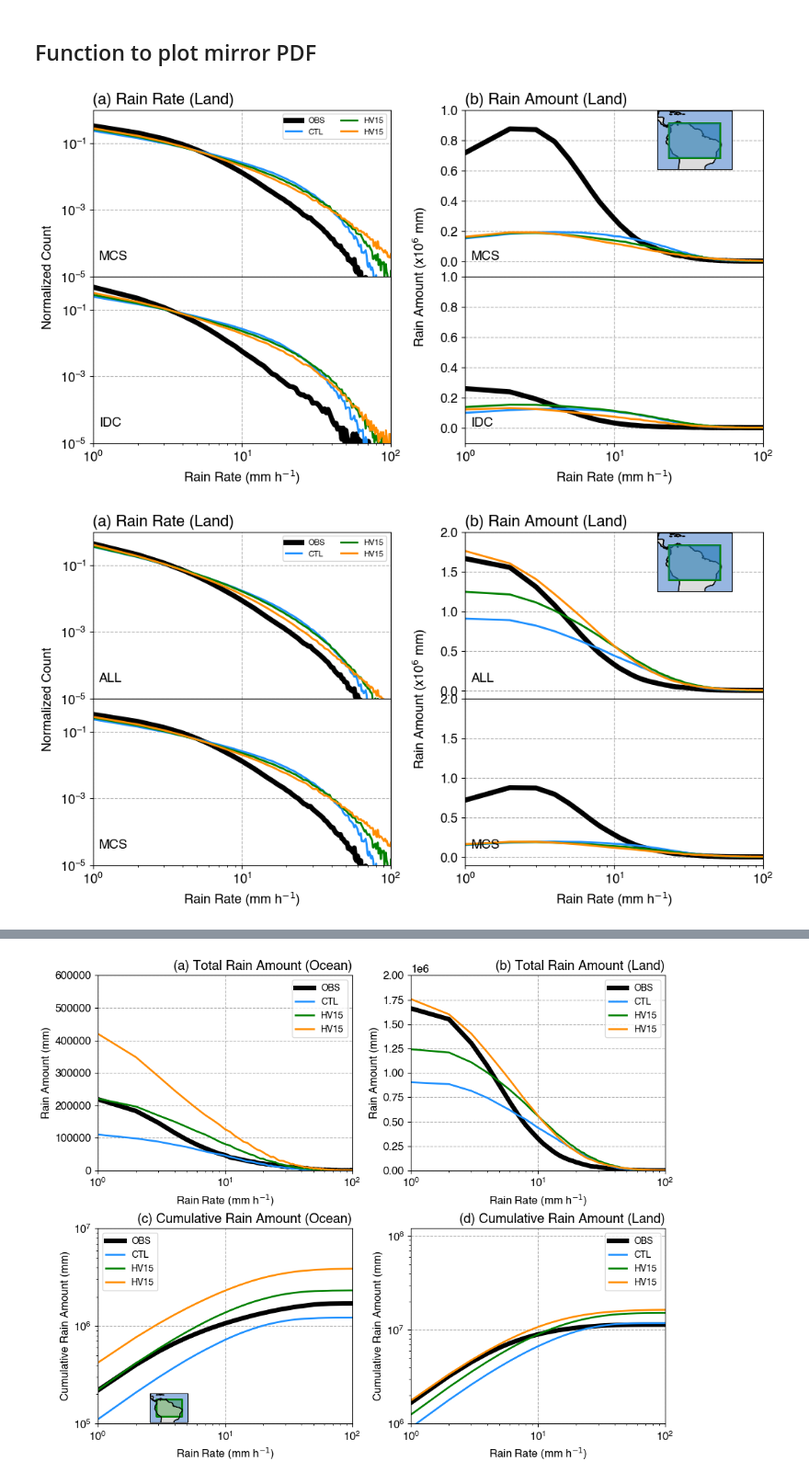
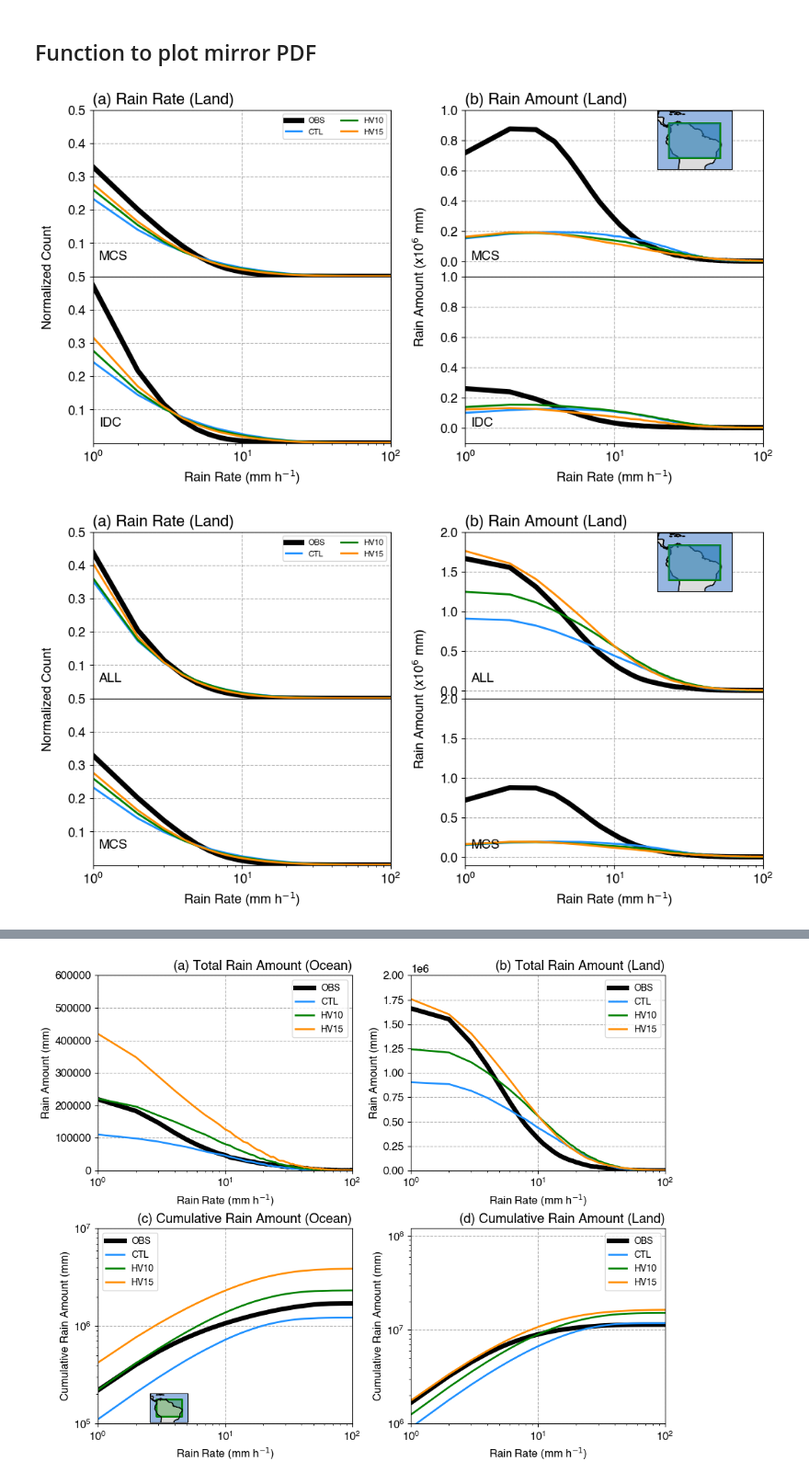
Before and after one commit to FlexTRKR/PyFLEXTRKR, a Jupyter notebook: Notebooks/plot_obs_wrf_rainrate_pdf.ipynb, the cells around one changed output, grey strips where cells are left out. Shown at 92% size. Drawn from its saved outputs; the diff is of its cells as text; code cells hidden in the pictures.

```diff
--- a/Notebooks/plot_obs_wrf_rainrate_pdf.ipynb
+++ b/Notebooks/plot_obs_wrf_rainrate_pdf.ipynb
@@ -28,7 +28,7 @@ model_name = {
     'obs': 'OBS',
     'CONTROLRUN': 'CTL',
     'HVMIXINGRUN10': 'HV10',
-    'HVMIXINGRUN10': 'HV15',
+    'HVMIXINGRUN15': 'HV15',
 }
 
 # Specify region
@@ -42,7 +42,7 @@ name_map = {
     'obs': 'obs',
     'm1': 'CONTROLRUN',
     'm2': 'HVMIXINGRUN10',
-    'm3': 'HVMIXINGRUN10',
+    'm3': 'HVMIXINGRUN15',
 }
 m1dir = f'{rootdir}{name_map["m1"]}/TRACK_DIR_REGRID/stats/'
 m2dir = f'{rootdir}{name_map["m2"]}/TRACK_DIR_REGRID/stats/'
@@ -370,38 +370,37 @@ bins = rrbins
 amt_scale_factor = 6
 amt_scale = 10**amt_scale_factor
 data_top = [
     [norm_mcs_l, mcsamt_hist_l/amt_scale,],
 ]
 data_bot = [
     [norm_idc_l, idcamt_hist_l/amt_scale,],
 ]
 titles = [
     ['(a) Rain Rate (Land)', '(b) Rain Amount (Land)'],
 ]
 xlabels = 'Rain Rate (mm h$^{-1}$)'
 ylabels = [
     ['Normalized Count', f'Rain Amount (x10$^{amt_scale_factor}$ mm)'],
 ]
 label_topbot = {'top':'MCS', 'bottom':'IDC'}
 label_pos = {'top':{'x':0.02, 'y':0.1}, 'bottom':{'x':0.02, 'y':0.9}}
 legend_loc = ['upper right', 'upper right']
 legend_ncol = [2, 2]
 map_panel = {'row': 0, 'col': 1, 'rowsub': 0, 'colsub': 0}
 xscale = 'log'
-yscale = [['log','linear'],['log','linear']]
+yscale = [['linear','linear'],['linear','linear']]
 xlims = [1, 100]
-ylims = [
-    [[1e-5,1], [-0.1,1.0]],
-]
+ylims = [[[1e-5,0.5], [-0.1,1.0]]]
+# ylims = [[[1e-5,1], [-0.1,1.0]]]
 inset_param = {'width':'45%', 'height':'35%', 'loc':'upper right', 'borderpad':0.1}
 figname = f'{figdir}rainrate_rainamount_pdf_mcs_idc_{region}.png'
 # figname = f'{figdir}rainrate_rainamount_pdf_mcs_idc_{region}.pdf'
 fig = plot_pdf_mirror_mxn(1, 2, 2, 1, bins, data_top, data_bot, titles, xlabels, ylabels, legends, figname,
                    map_extent=map_extent, lonbox=lonbox, latbox=latbox, inset_param=inset_param, map_panel=map_panel,
                    xscale=xscale, yscale=yscale, xlims=xlims, ylims=ylims, label_topbot=label_topbot, label_pos=label_pos,
                    legend_fontsize=8, legend_loc=legend_loc, legend_ncol=legend_ncol, figsize=[12,6])
 # %% [output]
-[figure, old version]
+[figure, new version]
 # %%
 bins = rrbins
 amt_scale_factor = 6
@@ -425,11 +424,10 @@ legend_loc = ['upper right', 'upper right']
 legend_ncol = [2, 2]
 map_panel = {'row': 0, 'col': 1, 'rowsub': 0, 'colsub': 0}
 xscale = 'log'
-yscale = [['log','linear'],['log','linear']]
+yscale = [['linear','linear'],['linear','linear']]
 xlims = [1, 100]
-ylims = [
-    [[1e-5,1], [-0.1,2.0]],
-]
+# ylims = [[[1e-5,1], [-0.1,2.0]]]
+ylims = [[[1e-5,0.5], [-0.1,2.0]]]
 inset_param = {'width':'45%', 'height':'35%', 'loc':'upper right', 'borderpad':0.1}
 figname = f'{figdir}rainrate_rainamount_pdf_total_mcs_{region}.png'
 fig = plot_pdf_mirror_mxn(1, 2, 2, 1, bins, data_top, data_bot, titles, xlabels, ylabels, legends, figname,
@@ -437,7 +435,7 @@ fig = plot_pdf_mirror_mxn(1, 2, 2, 1, bins, data_top, data_bot, titles, xlabels,
                    xscale=xscale, yscale=yscale, xlims=xlims, ylims=ylims, label_topbot=label_topbot, label_pos=label_pos,
                    legend_fontsize=8, legend_loc=legend_loc, legend_ncol=legend_ncol, figsize=[12,6])
 # %% [output]
-[figure, old version]
+[figure, new version]
 # %%
 bins = rrbins
 amt_scale_factor = 6
```
Also changed, not shown: parts of 2 cells of this notebook.
